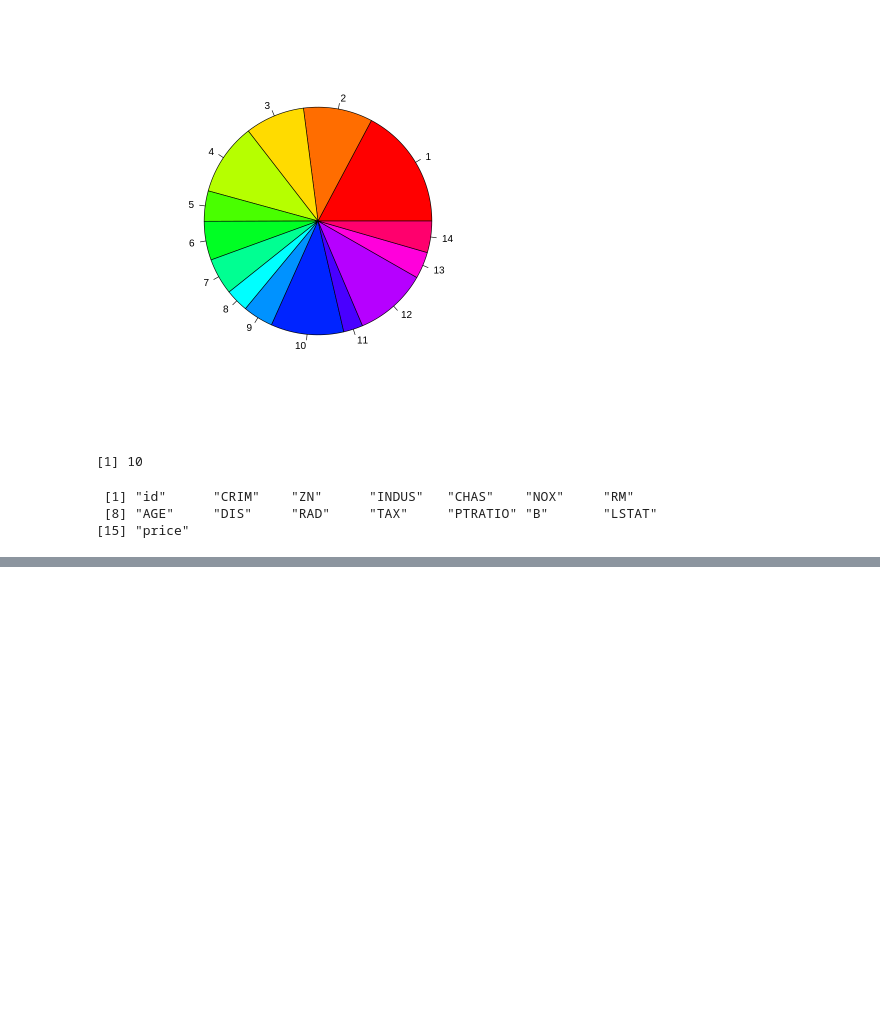
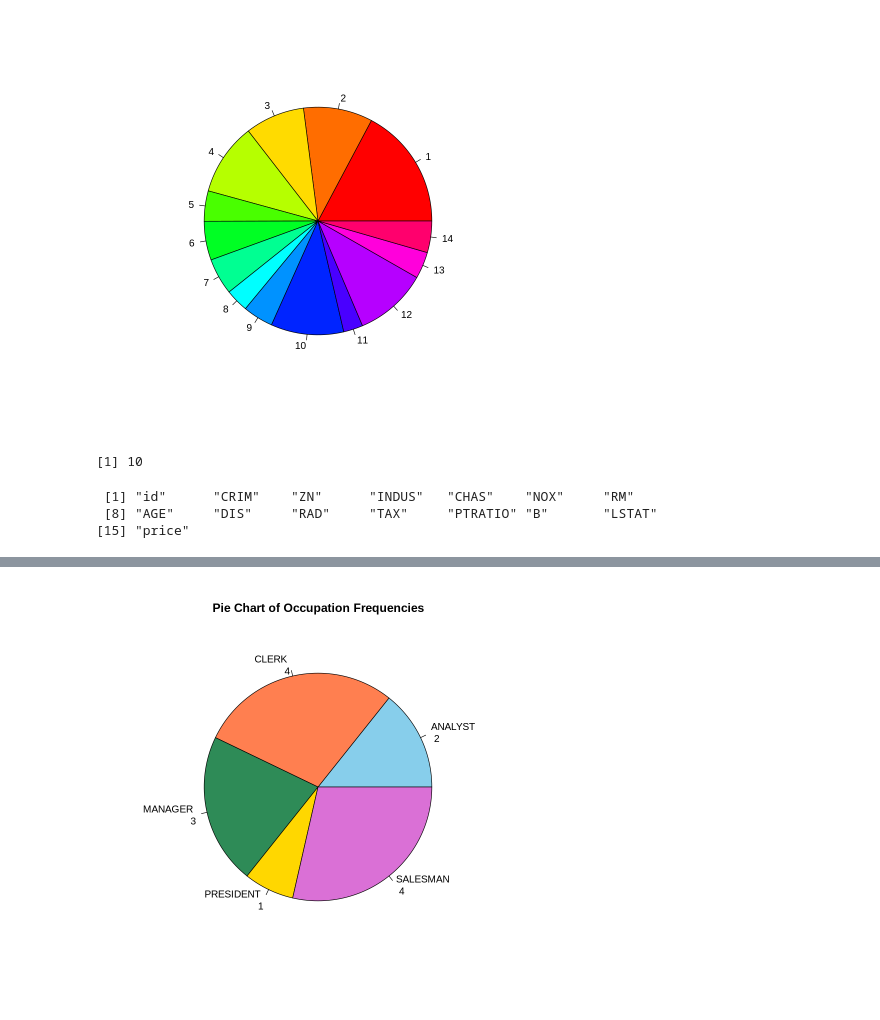
Before and after one commit to oracleyu01/R_class, a Jupyter notebook: R_을_이용한_빅분기_실기준비_100제.ipynb, the cells around one changed output, grey strips where cells are left out. Saved outputs shown, nothing was run; the diff lists cells and outputs as text; code cells hidden in the pictures; blank space fills up the shorter version.

```diff
--- a/R_을_이용한_빅분기_실기준비_100제.ipynb
+++ b/R_을_이용한_빅분기_실기준비_100제.ipynb
@@ -538,0 +793,11 @@ MILLER	*3**
+# %%
+job_cnt <- table(emp$job)
+
+colors <- c("skyblue", "coral", "seagreen", "gold", "orchid")
+
+pie( job_cnt,
+     main="Pie Chart of Occupation Frequencies" ,
+     col= colors,
+     labels= paste(names(job_cnt), "\n", job_cnt ) )
+# %% [output]
+[figure, added]
```
Also changed, not shown: parts of 137 cells of this notebook.
